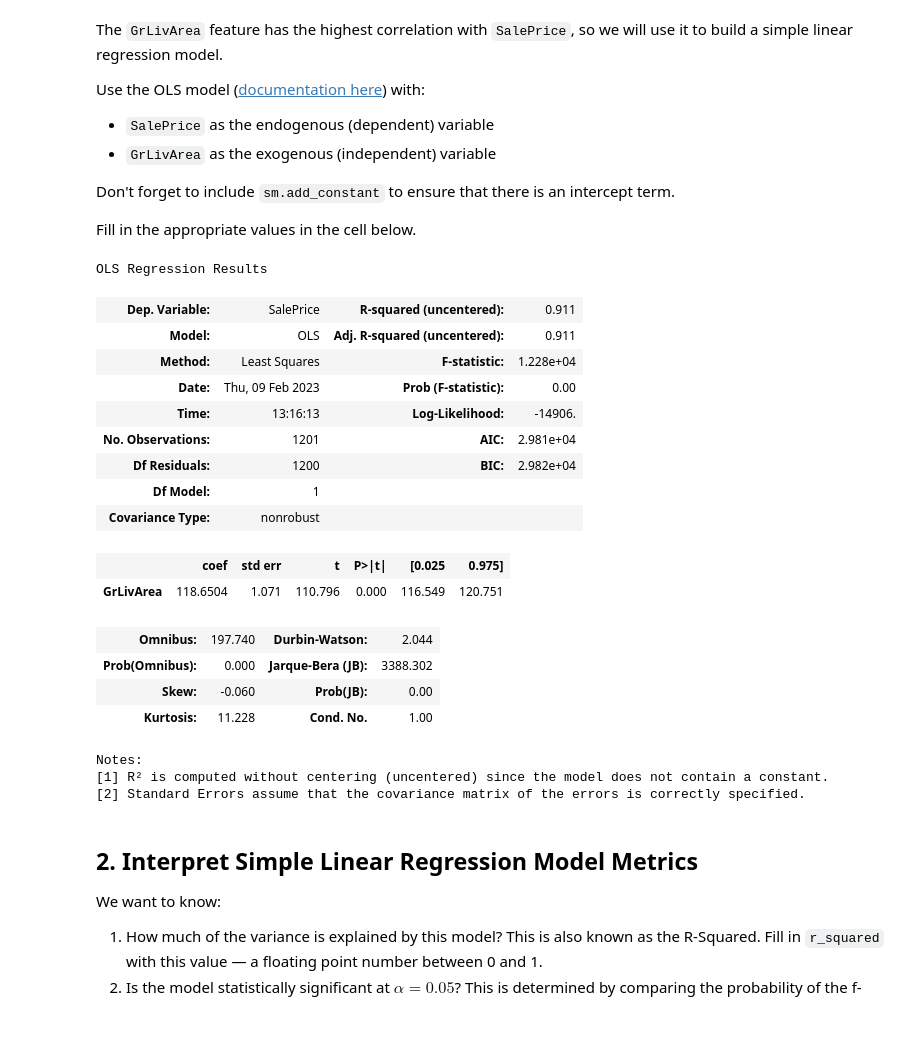
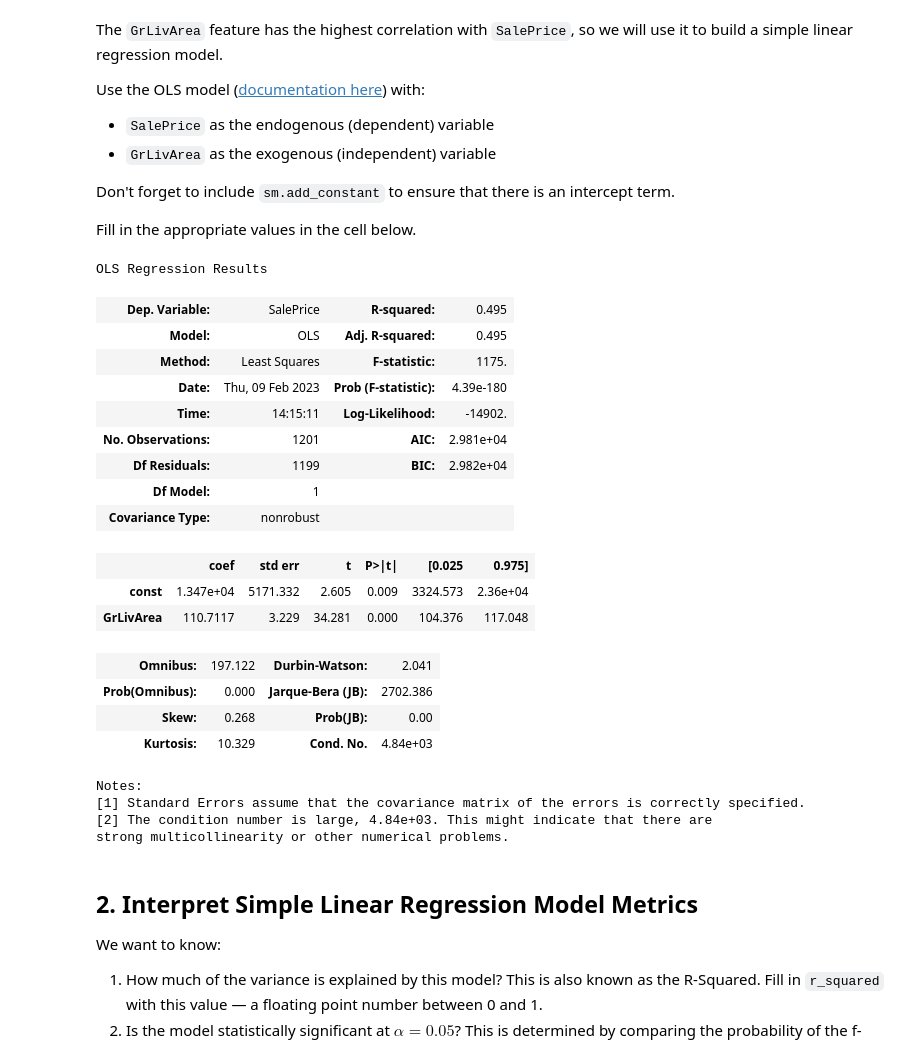
Before and after one commit to jaeheonk817/dsc-linear-regression-checkpoint, a Jupyter notebook: lr_checkpoint.ipynb, the cells around one changed output. Drawn from its saved outputs; the diff is of its cells as text; code cells hidden in the pictures; blank space fills up the shorter version.

```diff
--- a/lr_checkpoint.ipynb
+++ b/lr_checkpoint.ipynb
@@ -83,38 +83,40 @@ Fill in the appropriate values in the cell below.
 # %%
 # CodeGrade step1
 # Import packages.
 import statsmodels.api as sm
 
 # Define Exogenous and endogenous variables.
 X = df['GrLivArea']
 y = df['SalePrice']
-x = sm.add_constant(X)
+X = sm.add_constant(X)
 
 # Replace None with appropriate code
 simple_model = sm.OLS(y, X)
 
 simple_model_results = simple_model.fit()
 simple_model_results.summary()
 # %% [output]
 OLS Regression Results
-| Dep. Variable: | SalePrice | R-squared (uncentered): | 0.911 |
-| Model: | OLS | Adj. R-squared (uncentered): | 0.911 |
-| Method: | Least Squares | F-statistic: | 1.228e+04 |
-| Date: | Thu, 09 Feb 2023 | Prob (F-statistic): | 0.00 |
-| Time: | 13:16:13 | Log-Likelihood: | -14906. |
+| Dep. Variable: | SalePrice | R-squared: | 0.495 |
+| Model: | OLS | Adj. R-squared: | 0.495 |
+| Method: | Least Squares | F-statistic: | 1175. |
+| Date: | Thu, 09 Feb 2023 | Prob (F-statistic): | 4.39e-180 |
+| Time: | 14:15:11 | Log-Likelihood: | -14902. |
 | No. Observations: | 1201 | AIC: | 2.981e+04 |
-| Df Residuals: | 1200 | BIC: | 2.982e+04 |
+| Df Residuals: | 1199 | BIC: | 2.982e+04 |
 | Df Model: | 1 |  |  |
 | Covariance Type: | nonrobust |  |  |
 |  | coef | std err | t | P>|t| | [0.025 | 0.975] |
-| GrLivArea | 118.6504 | 1.071 | 110.796 | 0.000 | 116.549 | 120.751 |
+| const | 1.347e+04 | 5171.332 | 2.605 | 0.009 | 3324.573 | 2.36e+04 |
+| GrLivArea | 110.7117 | 3.229 | 34.281 | 0.000 | 104.376 | 117.048 |
-| Omnibus: | 197.740 | Durbin-Watson: | 2.044 |
-| Prob(Omnibus): | 0.000 | Jarque-Bera (JB): | 3388.302 |
-| Skew: | -0.060 | Prob(JB): | 0.00 |
-| Kurtosis: | 11.228 | Cond. No. | 1.00 |
+| Omnibus: | 197.122 | Durbin-Watson: | 2.041 |
+| Prob(Omnibus): | 0.000 | Jarque-Bera (JB): | 2702.386 |
+| Skew: | 0.268 | Prob(JB): | 0.00 |
+| Kurtosis: | 10.329 | Cond. No. | 4.84e+03 |
 Notes:
-[1] R² is computed without centering (uncentered) since the model does not contain a constant.
-[2] Standard Errors assume that the covariance matrix of the errors is correctly specified.
+[1] Standard Errors assume that the covariance matrix of the errors is correctly specified.
+[2] The condition number is large, 4.84e+03. This might indicate that there are
+strong multicollinearity or other numerical problems.
 # %%
 # simple_model should be an OLS model
 assert type(simple_model) == sm.OLS
```
Also changed, not shown: parts of 4 cells of this notebook.
